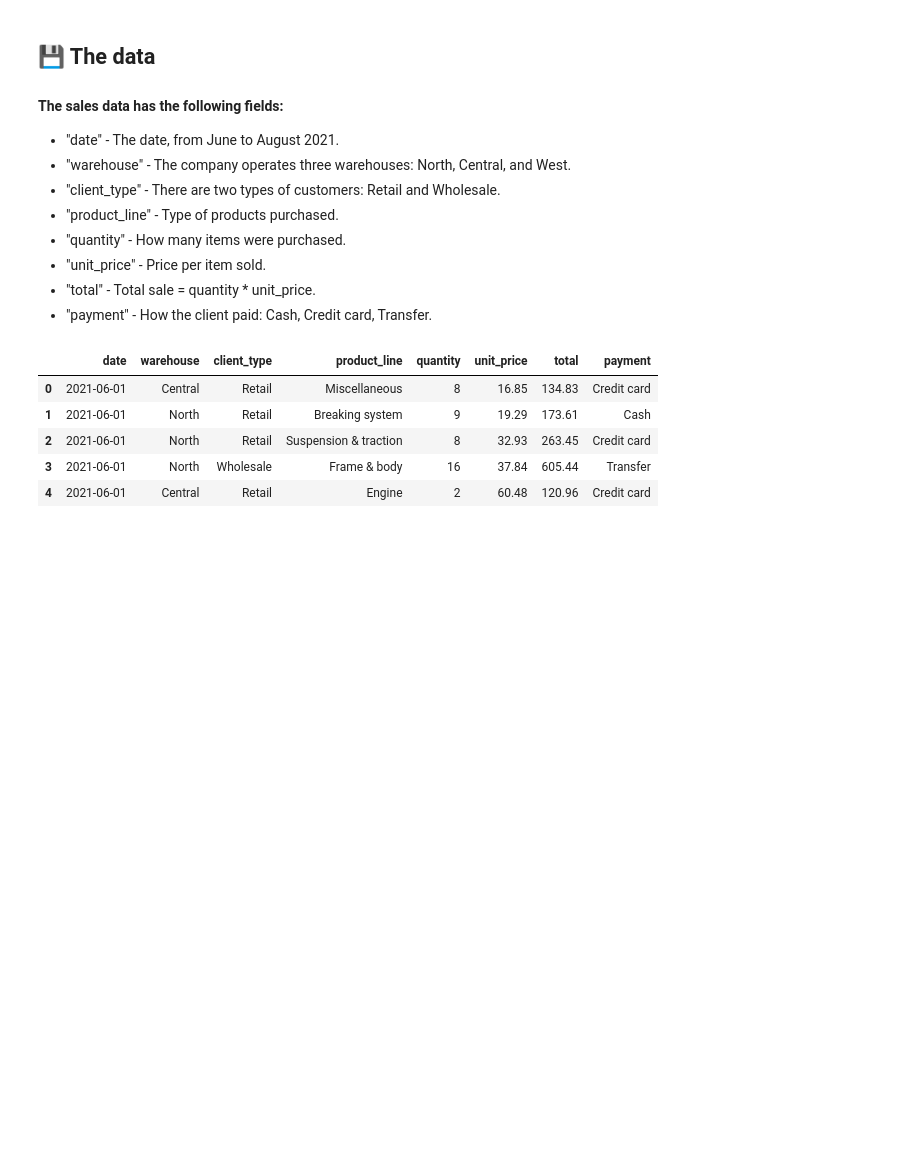
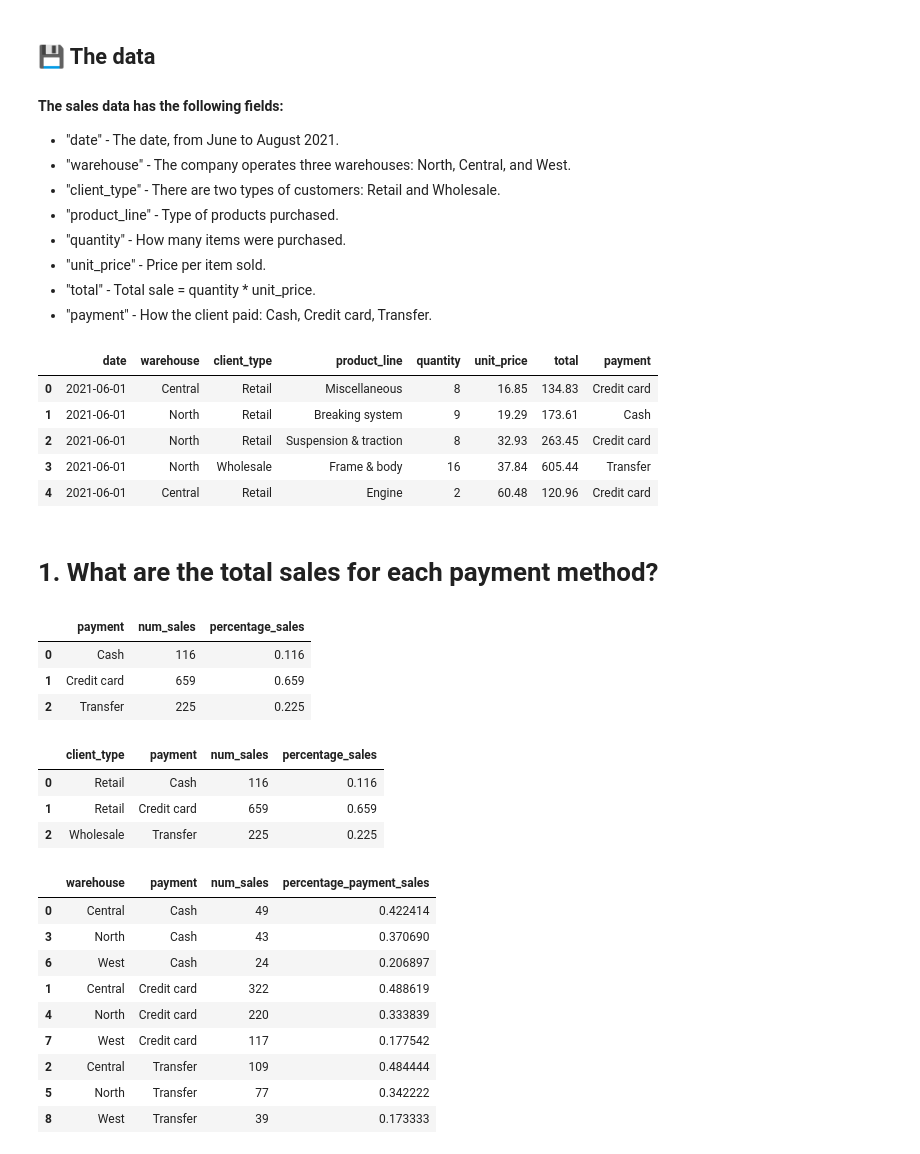
Before and after one commit to LuisEVT/Sales_Data_On_Motorcycle_Parts, a Jupyter notebook: Sale_Data_On_Motorcycle_Parts.ipynb, the cells around one changed output. Cells and saved outputs as stored; diff of their text form; code cells hidden in the pictures; blank space fills up the shorter version.

```diff
--- a/Sale_Data_On_Motorcycle_Parts.ipynb
+++ b/Sale_Data_On_Motorcycle_Parts.ipynb
@@ -35,3 +40,47 @@ df.head()
 | 2 | 2021-06-01 | North | Retail | Suspension & traction | 8 | 32.93 | 263.45 | Credit card |
 | 3 | 2021-06-01 | North | Wholesale | Frame & body | 16 | 37.84 | 605.44 | Transfer |
 | 4 | 2021-06-01 | Central | Retail | Engine | 2 | 60.48 | 120.96 | Credit card |
+# %% [markdown]
+# 1. What are the total sales for each payment method?
+# %%
+payment_df = sales_df.groupby(['payment']).size().reset_index().rename(columns={0:"num_sales"})
+total_sum = payment_df['num_sales'].sum()
+payment_df['percentage_sales'] = payment_df['num_sales'] / total_sum
+payment_df
+# %% [output]
+|  | payment | num_sales | percentage_sales |
+| 0 | Cash | 116 | 0.116 |
+| 1 | Credit card | 659 | 0.659 |
+| 2 | Transfer | 225 | 0.225 |
+# %%
+client_type_sales_df = sales_df.groupby(['client_type','payment']).size().reset_index().rename(columns={0:"num_sales"})
+total_sum = client_type_sales_df['num_sales'].sum()
+client_type_sales_df['percentage_sales'] = client_type_sales_df['num_sales'] / total_sum
+client_type_sales_df
+# %% [output]
+|  | client_type | payment | num_sales | percentage_sales |
+| 0 | Retail | Cash | 116 | 0.116 |
+| 1 | Retail | Credit card | 659 | 0.659 |
+| 2 | Wholesale | Transfer | 225 | 0.225 |
+# %%
+warehouse_payment_df = sales_df.groupby(['warehouse','payment']).size().reset_index().rename(columns={0:"num_sales"})
+
+warehouse_payment_df['percentage_payment_sales'] = 0
+
+for payment_type in warehouse_payment_df['payment'].unique():
+    indicator = (warehouse_payment_df['payment'] == payment_type)
+
+    warehouse_payment_df.loc[indicator,'percentage_payment_sales'] = warehouse_payment_df[indicator]["num_sales"]/warehouse_payment_df[indicator]["num_sales"].sum()
+
+warehouse_payment_df.sort_values(by="payment")
+# %% [output]
+|  | warehouse | payment | num_sales | percentage_payment_sales |
+| 0 | Central | Cash | 49 | 0.422414 |
+| 3 | North | Cash | 43 | 0.370690 |
+| 6 | West | Cash | 24 | 0.206897 |
+| 1 | Central | Credit card | 322 | 0.488619 |
+| 4 | North | Credit card | 220 | 0.333839 |
+| 7 | West | Credit card | 117 | 0.177542 |
+| 2 | Central | Transfer | 109 | 0.484444 |
+| 5 | North | Transfer | 77 | 0.342222 |
+| 8 | West | Transfer | 39 | 0.173333 |
```
Also changed, not shown: parts of 8 cells of this notebook.
